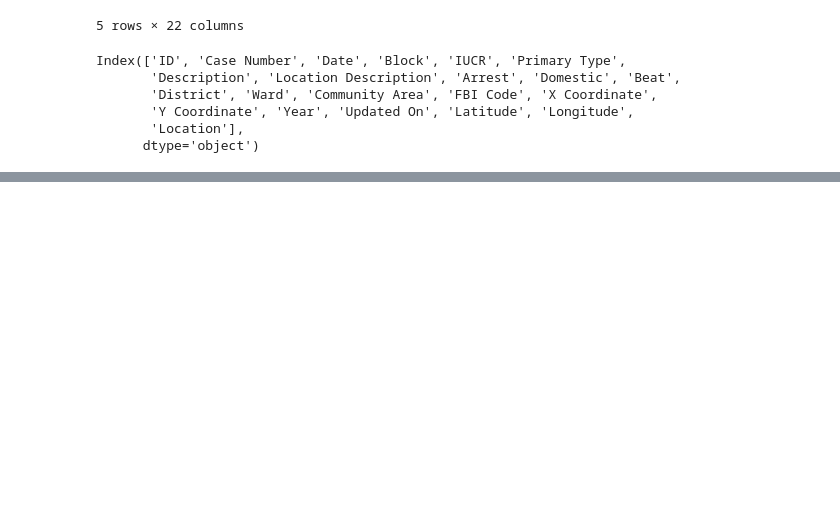
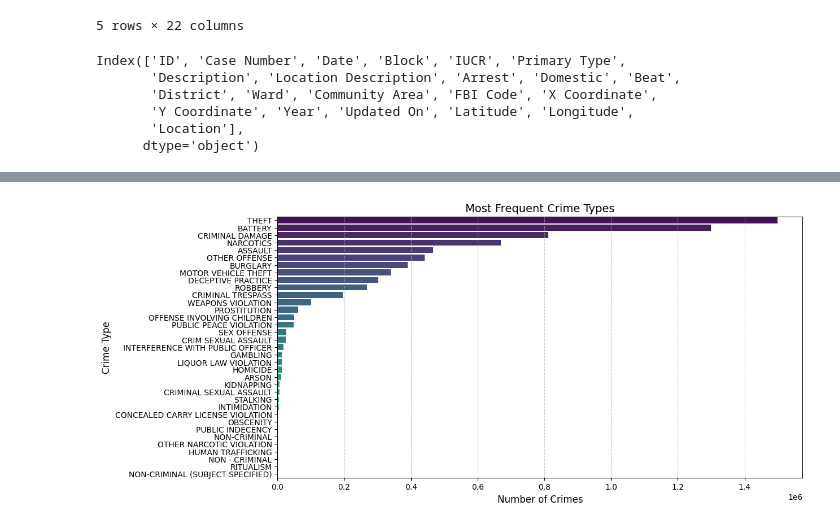
Before and after one commit to M-Hamza-Rao/Time-Base-Chicago-Crime-Rate-Predictive-Analysis, a Jupyter notebook: Crime_Rate_Analysis.ipynb, the cells around one changed output, grey strips where cells are left out. Drawn from its saved outputs; the diff is of its cells as text; code cells hidden in the pictures; blank space fills up the shorter version.

Commit message:
Data Visualisation

```diff
--- a/Crime_Rate_Analysis.ipynb
+++ b/Crime_Rate_Analysis.ipynb
@@ -176,3 +176,20 @@ df_cleaned.head()
 | 3 | NARCOTICS | POSS: HEROIN(BRN/TAN) | SIDEWALK | True | False | 1412 | 14.0 | 35.0 | ... |
 | 4 | ASSAULT | SIMPLE | APARTMENT | False | True | 1522 | 15.0 | 28.0 | ... |
 | 5 | BURGLARY | FORCIBLE ENTRY | RESIDENCE | False | False | 614 | 6.0 | 21.0 | ... |
+# %%
+crime_counts = df_cleaned['Primary Type'].value_counts().reset_index()
+crime_counts.columns = ['Crime Type', 'Count']
+# %%
+import seaborn as sns
+import matplotlib.pyplot as plt
+
+plt.figure(figsize=(12, 6))
+sns.barplot(x='Count', y='Crime Type', data=crime_counts, palette='viridis')
+plt.xlabel('Number of Crimes', fontsize=12)
+plt.ylabel('Crime Type', fontsize=12)
+plt.title('Most Frequent Crime Types', fontsize=14)
+plt.grid(axis='x', linestyle='--', alpha=0.7)
+
+plt.show()
+# %% [output]
+[figure, added]
```
Also changed, not shown: parts of 4 cells of this notebook.
